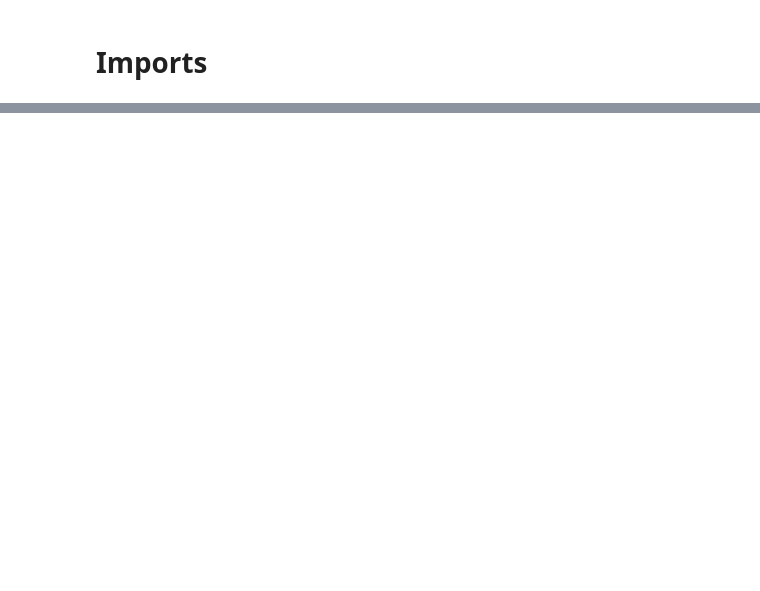
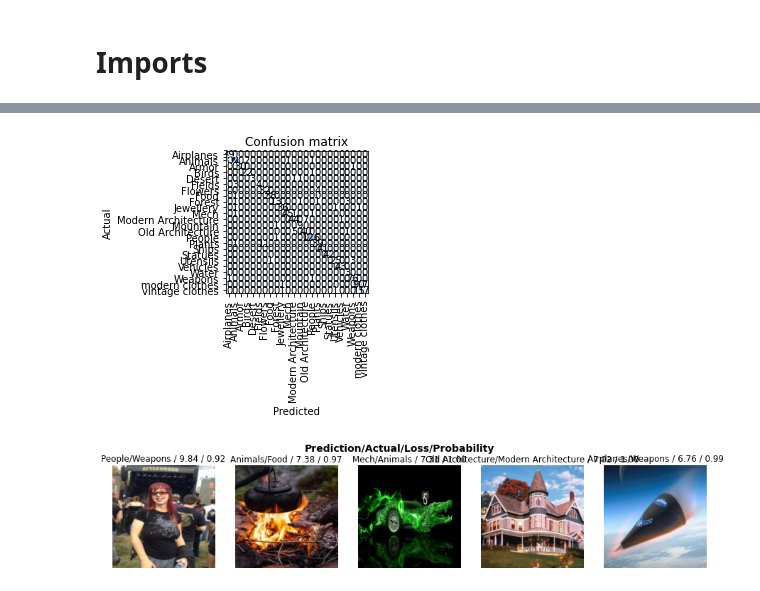
Before and after one commit to utility-code/ArtHelper, a Jupyter notebook: trainer.ipynb, the cells around one changed output, grey strips where cells are left out. Cells and saved outputs as stored; diff of their text form; code cells hidden in the pictures; blank space fills up the shorter version.

```diff
--- a/trainer.ipynb
+++ b/trainer.ipynb
@@ -26,11 +62,11 @@ fields = DataBlock(blocks=(ImageBlock, CategoryBlock),
    get_items=get_image_files,
    get_y=parent_label,
    splitter=RandomSplitter(valid_pct=0.2, seed=42),
-   item_tfms=RandomResizedCrop(128, min_scale=0.5),
+   item_tfms=RandomResizedCrop(224, min_scale=0.5),
    batch_tfms=aug_transforms(),
    )
 # %%
-dls = fields.dataloaders(path,bs = 5)
+dls = fields.dataloaders(path)
 # %%
 dls.vocab
 # %% [output]
@@ -559,0 +78,4 @@ rem [Errno 2] No such file or directory: '/media/hdd/Datasets/Landscapes/unlabel
+# %%
+learn = load_learner('export.pkl')
+
+learn.dls = dls
@@ -559,0 +92,5 @@ rem [Errno 2] No such file or directory: '/media/hdd/Datasets/Landscapes/unlabel
+# %%
+interp = ClassificationInterpretation.from_learner(learn)
+interp.plot_confusion_matrix()
+interp.plot_top_losses(5, nrows=1)
+# %% [output]
@@ -559,0 +100,2 @@ rem [Errno 2] No such file or directory: '/media/hdd/Datasets/Landscapes/unlabel
+[figure, added]
+[figure, added]
```
Also changed, not shown: parts of 60 cells of this notebook, 2 other files.
